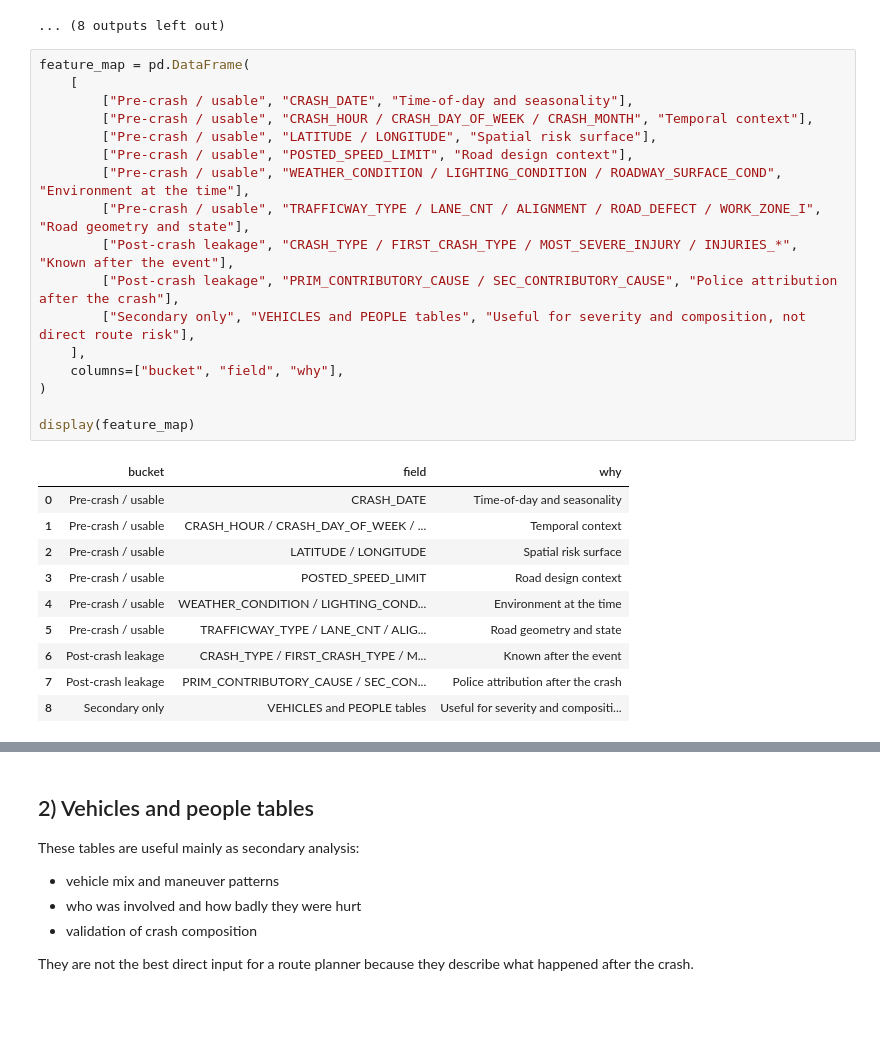
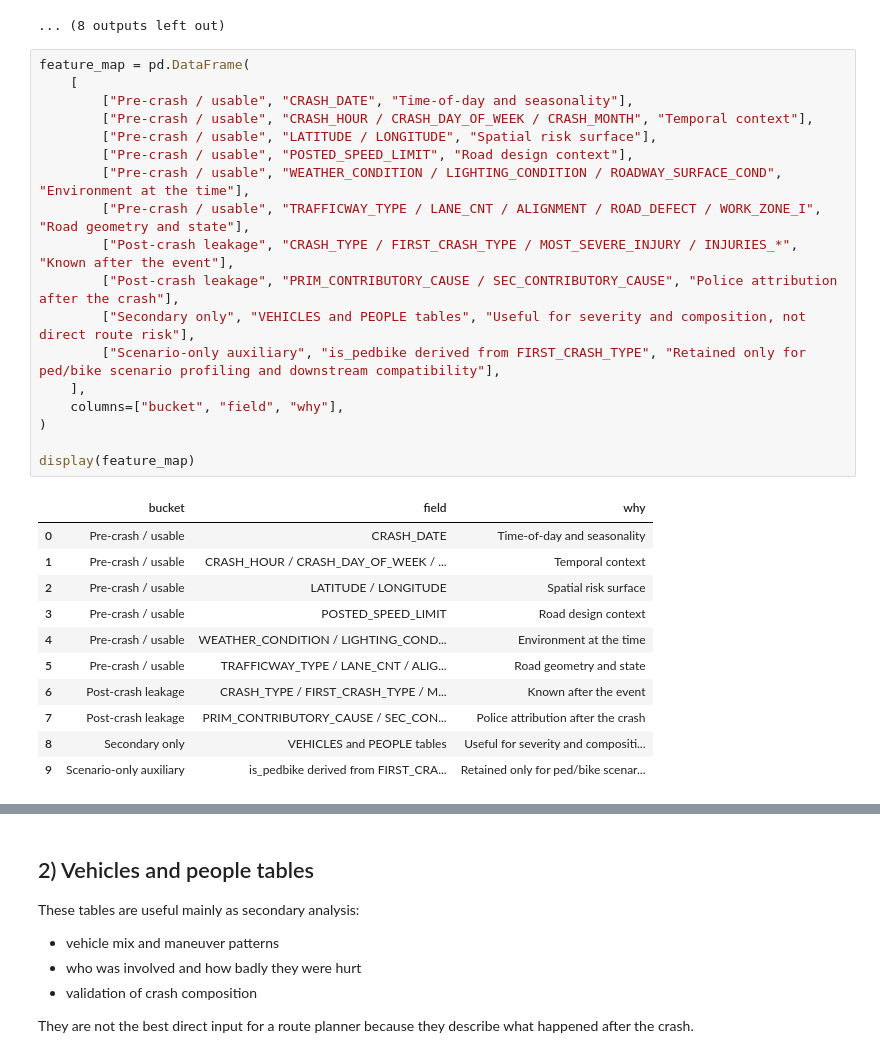
Before and after one commit to resent02/data-mining-project, a Jupyter notebook: crisp_stages/code/phase2/crisp_dm_phase2_data_understanding.ipynb, the cells around one changed output, grey strips where cells are left out. Saved outputs shown, nothing was run; the diff lists cells and outputs as text; blank space fills up the shorter version.

```diff
--- a/crisp_stages/code/phase2/crisp_dm_phase2_data_understanding.ipynb
+++ b/crisp_stages/code/phase2/crisp_dm_phase2_data_understanding.ipynb
@@ -354,31 +354,33 @@ Top values for TRAFFICWAY_TYPE
 # %%
 feature_map = pd.DataFrame(
     [
         ["Pre-crash / usable", "CRASH_DATE", "Time-of-day and seasonality"],
         ["Pre-crash / usable", "CRASH_HOUR / CRASH_DAY_OF_WEEK / CRASH_MONTH", "Temporal context"],
         ["Pre-crash / usable", "LATITUDE / LONGITUDE", "Spatial risk surface"],
         ["Pre-crash / usable", "POSTED_SPEED_LIMIT", "Road design context"],
         ["Pre-crash / usable", "WEATHER_CONDITION / LIGHTING_CONDITION / ROADWAY_SURFACE_COND", "Environment at the time"],
         ["Pre-crash / usable", "TRAFFICWAY_TYPE / LANE_CNT / ALIGNMENT / ROAD_DEFECT / WORK_ZONE_I", "Road geometry and state"],
         ["Post-crash leakage", "CRASH_TYPE / FIRST_CRASH_TYPE / MOST_SEVERE_INJURY / INJURIES_*", "Known after the event"],
         ["Post-crash leakage", "PRIM_CONTRIBUTORY_CAUSE / SEC_CONTRIBUTORY_CAUSE", "Police attribution after the crash"],
         ["Secondary only", "VEHICLES and PEOPLE tables", "Useful for severity and composition, not direct route risk"],
+        ["Scenario-only auxiliary", "is_pedbike derived from FIRST_CRASH_TYPE", "Retained only for ped/bike scenario profiling and downstream compatibility"],
     ],
     columns=["bucket", "field", "why"],
 )
 
 display(feature_map)
 # %% [output]
 |  | bucket | field | why |
 | 0 | Pre-crash / usable | CRASH_DATE | Time-of-day and seasonality |
 | 1 | Pre-crash / usable | CRASH_HOUR / CRASH_DAY_OF_WEEK / ... | Temporal context |
 | 2 | Pre-crash / usable | LATITUDE / LONGITUDE | Spatial risk surface |
 | 3 | Pre-crash / usable | POSTED_SPEED_LIMIT | Road design context |
 | 4 | Pre-crash / usable | WEATHER_CONDITION / LIGHTING_COND... | Environment at the time |
 | 5 | Pre-crash / usable | TRAFFICWAY_TYPE / LANE_CNT / ALIG... | Road geometry and state |
 | 6 | Post-crash leakage | CRASH_TYPE / FIRST_CRASH_TYPE / M... | Known after the event |
 | 7 | Post-crash leakage | PRIM_CONTRIBUTORY_CAUSE / SEC_CON... | Police attribution after the crash |
 | 8 | Secondary only | VEHICLES and PEOPLE tables | Useful for severity and compositi... |
+| 9 | Scenario-only auxiliary | is_pedbike derived from FIRST_CRA... | Retained only for ped/bike scenar... |
 # %% [markdown]
 ## Helpful features for route-risk modeling
 
```
Also changed, not shown: parts of 4 cells of this notebook, 3 other files.
